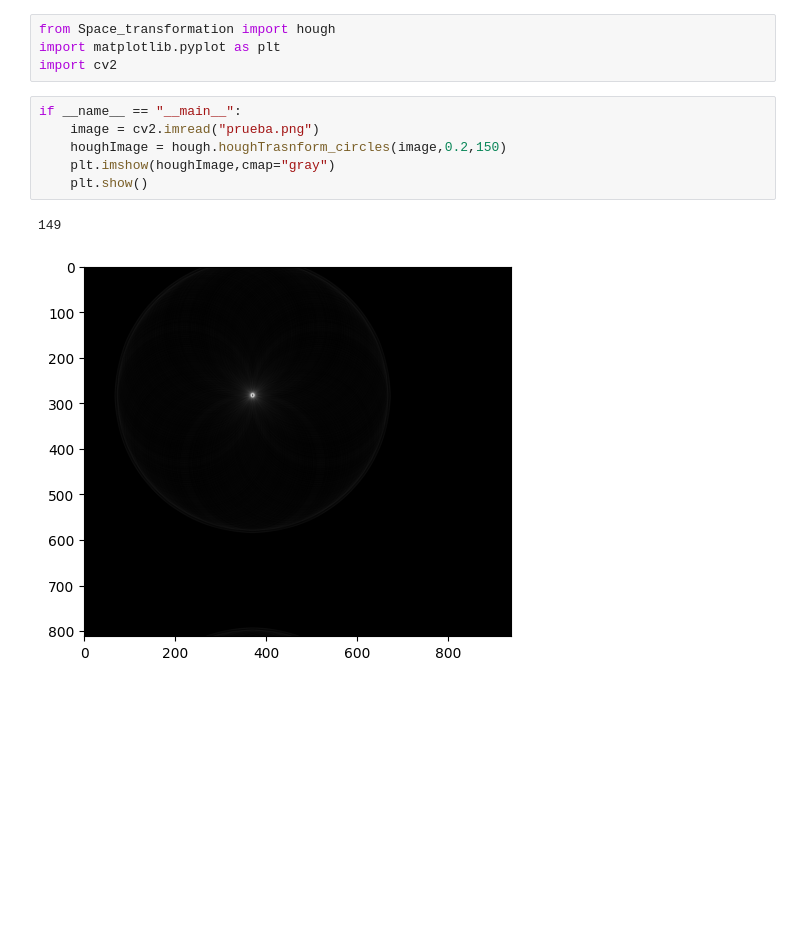
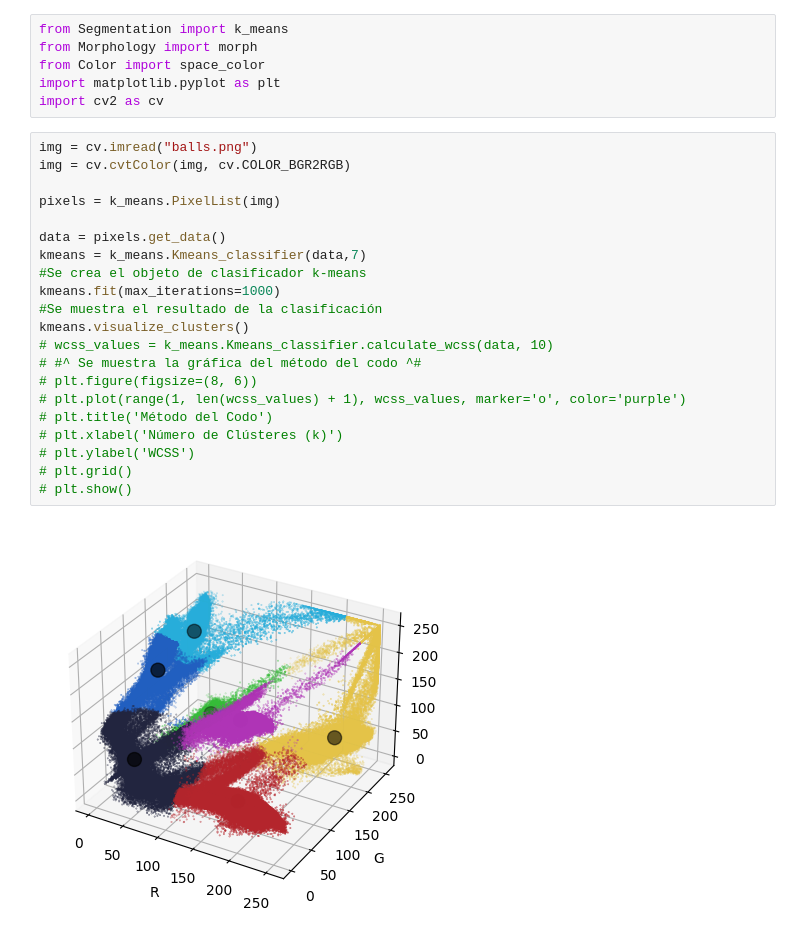
Before and after one commit to uumaaa/Practica-5, a Jupyter notebook: main.ipynb, the cells around one changed output. Saved outputs shown, nothing was run; the diff lists cells and outputs as text; blank space fills up the shorter version.

```diff
--- a/main.ipynb
+++ b/main.ipynb
@@ -1,13 +1,29 @@
 # %%
-from Space_transformation import hough
+from Segmentation import k_means
+from Morphology import morph
+from Color import space_color
 import matplotlib.pyplot as plt
-import cv2
+import cv2 as cv
-# %%
-if __name__ == "__main__":
-    image = cv2.imread("prueba.png")
-    houghImage = hough.houghTrasnform_circles(image,0.2,150)
-    plt.imshow(houghImage,cmap="gray")
-    plt.show()
-# %% [output]
-149
-[figure, removed]
+# %%
+img = cv.imread("balls.png")
+img = cv.cvtColor(img, cv.COLOR_BGR2RGB)
+
+pixels = k_means.PixelList(img)
+
+data = pixels.get_data()
+kmeans = k_means.Kmeans_classifier(data,7)
+#Se crea el objeto de clasificador k-means
+kmeans.fit(max_iterations=1000)
+#Se muestra el resultado de la clasificación
+kmeans.visualize_clusters()
+# wcss_values = k_means.Kmeans_classifier.calculate_wcss(data, 10)
+# #^ Se muestra la gráfica del método del codo ^#
+# plt.figure(figsize=(8, 6))
+# plt.plot(range(1, len(wcss_values) + 1), wcss_values, marker='o', color='purple')
+# plt.title('Método del Codo')
+# plt.xlabel('Número de Clústeres (k)')
+# plt.ylabel('WCSS')
+# plt.grid()
+# plt.show()
+# %% [output]
+[figure, added]
```
Also changed, not shown: parts of 1 cell of this notebook, 4 other files.
